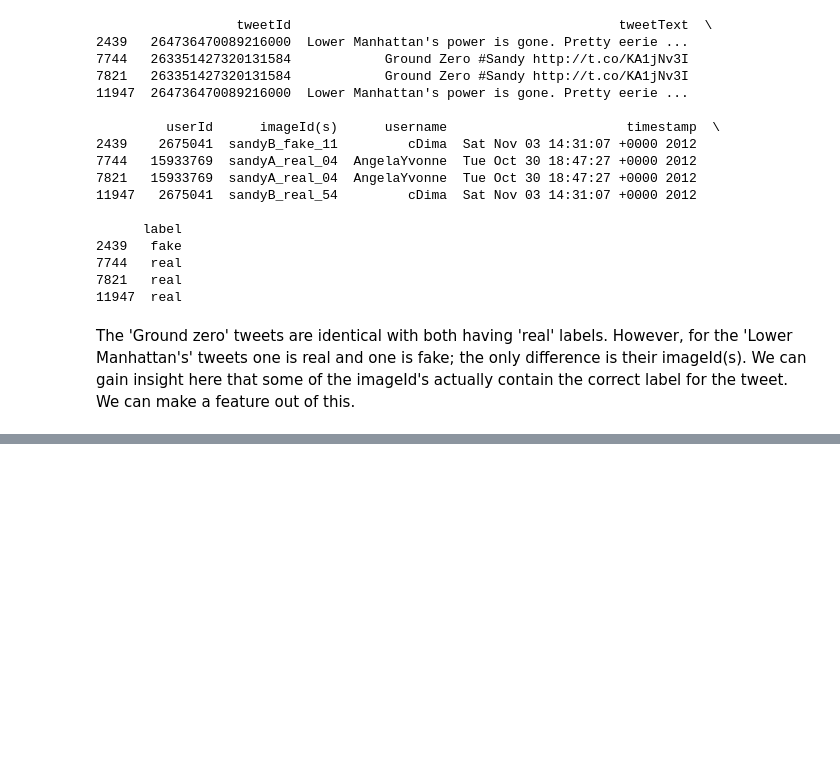
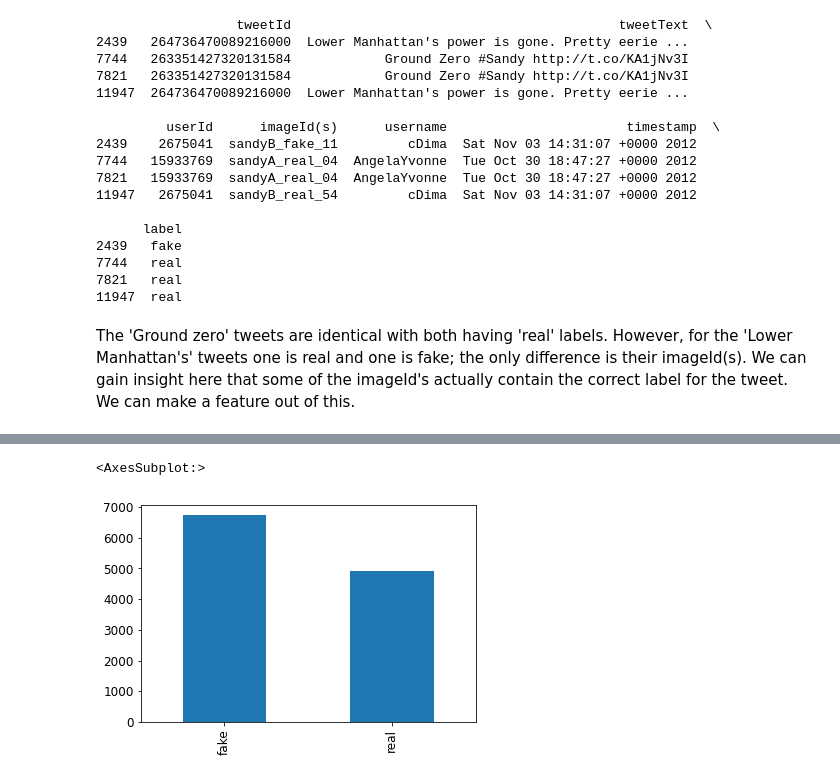
Before and after one commit to wjsavage/tweet-prediction, a Jupyter notebook: tweets.ipynb, the cells around one changed output, grey strips where cells are left out. Drawn from its saved outputs; the diff is of its cells as text; code cells hidden in the pictures; blank space fills up the shorter version.

```diff
--- a/tweets.ipynb
+++ b/tweets.ipynb
@@ -129,0 +166,6 @@ The 'Ground zero' tweets are identical with both having 'real' labels. However,
+# %%
+data_raw = data_raw.drop(data_raw[data_raw['label'] == 'humor'].index)
+data_raw['label'].value_counts().plot(kind='bar')
+# %% [output]
+<AxesSubplot:>
+[figure, added]
```
Also changed, not shown: parts of 9 cells of this notebook, 3 other files.
